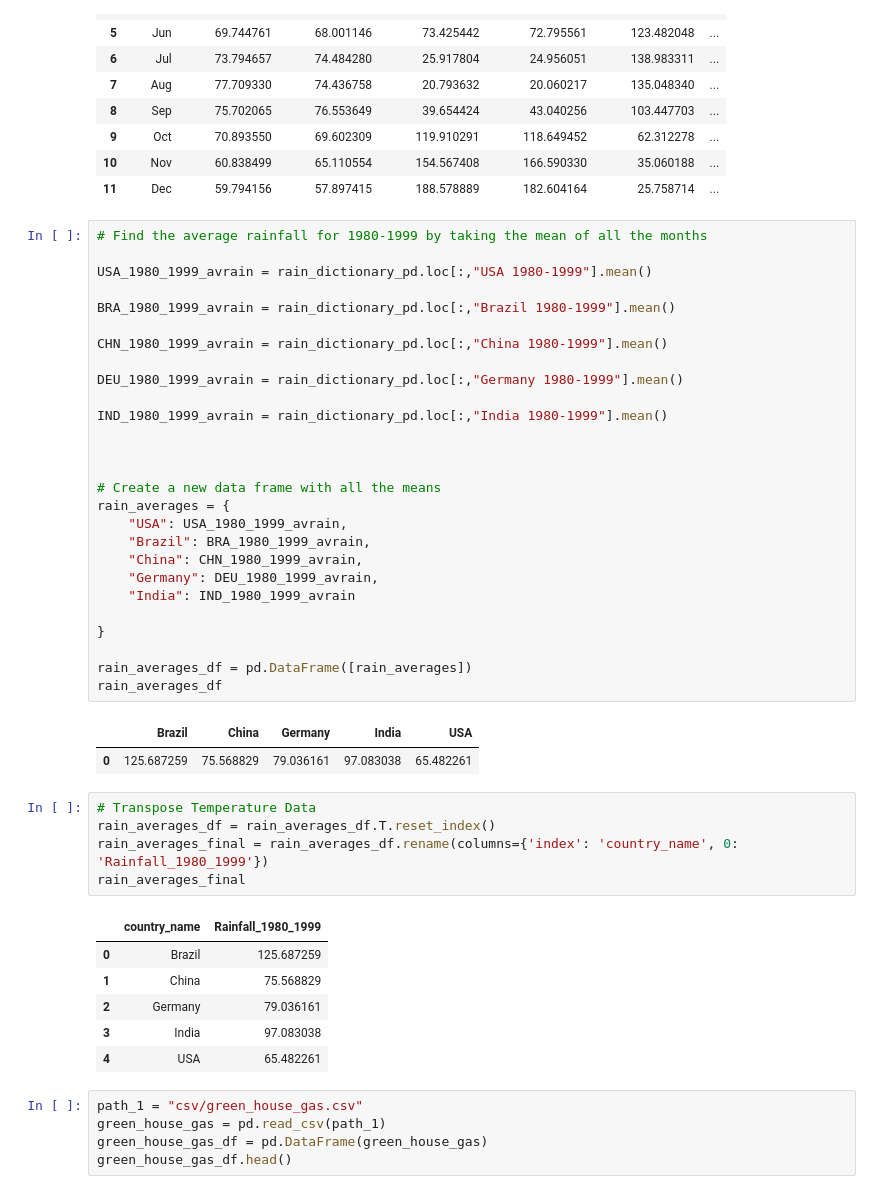
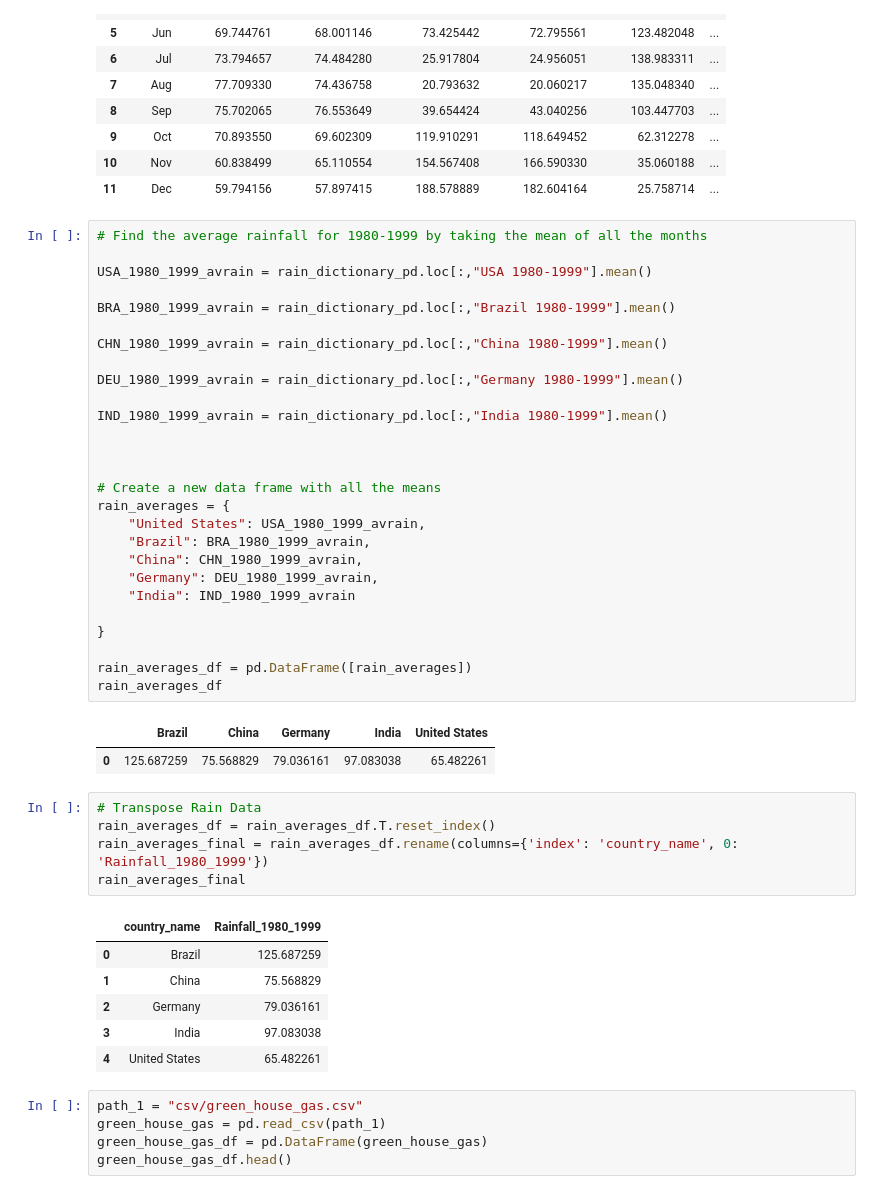
Before and after one commit to u9510136/ETL-project, a Jupyter notebook: ETL_Project.ipynb, the cells around one changed output. Saved outputs shown, nothing was run; the diff lists cells and outputs as text.

```diff
--- a/ETL_Project.ipynb
+++ b/ETL_Project.ipynb
@@ -195,35 +211,35 @@ rain_dictionary_pd
 # %%
 # Find the average rainfall for 1980-1999 by taking the mean of all the months
 
 USA_1980_1999_avrain = rain_dictionary_pd.loc[:,"USA 1980-1999"].mean()
 
 BRA_1980_1999_avrain = rain_dictionary_pd.loc[:,"Brazil 1980-1999"].mean()
 
 CHN_1980_1999_avrain = rain_dictionary_pd.loc[:,"China 1980-1999"].mean()
 
 DEU_1980_1999_avrain = rain_dictionary_pd.loc[:,"Germany 1980-1999"].mean()
 
 IND_1980_1999_avrain = rain_dictionary_pd.loc[:,"India 1980-1999"].mean()
 
 
 
 # Create a new data frame with all the means
 rain_averages = {
-    "USA": USA_1980_1999_avrain,
+    "United States": USA_1980_1999_avrain,
     "Brazil": BRA_1980_1999_avrain,
     "China": CHN_1980_1999_avrain,
     "Germany": DEU_1980_1999_avrain,
     "India": IND_1980_1999_avrain
 
 }
 
 rain_averages_df = pd.DataFrame([rain_averages])
 rain_averages_df
 # %% [output]
-|  | Brazil | China | Germany | India | USA |
+|  | Brazil | China | Germany | India | United States |
 | 0 | 125.687259 | 75.568829 | 79.036161 | 97.083038 | 65.482261 |
 # %%
-# Transpose Temperature Data
+# Transpose Rain Data
 rain_averages_df = rain_averages_df.T.reset_index()
 rain_averages_final = rain_averages_df.rename(columns={'index': 'country_name', 0: 'Rainfall_1980_1999'})
 rain_averages_final
@@ -233,7 +249,7 @@ rain_averages_final
 | 1 | China | 75.568829 |
 | 2 | Germany | 79.036161 |
 | 3 | India | 97.083038 |
-| 4 | USA | 65.482261 |
+| 4 | United States | 65.482261 |
 # %%
 path_1 = "csv/green_house_gas.csv"
 green_house_gas = pd.read_csv(path_1)
```
Also changed, not shown: parts of 33 cells of this notebook, 3 other files.
